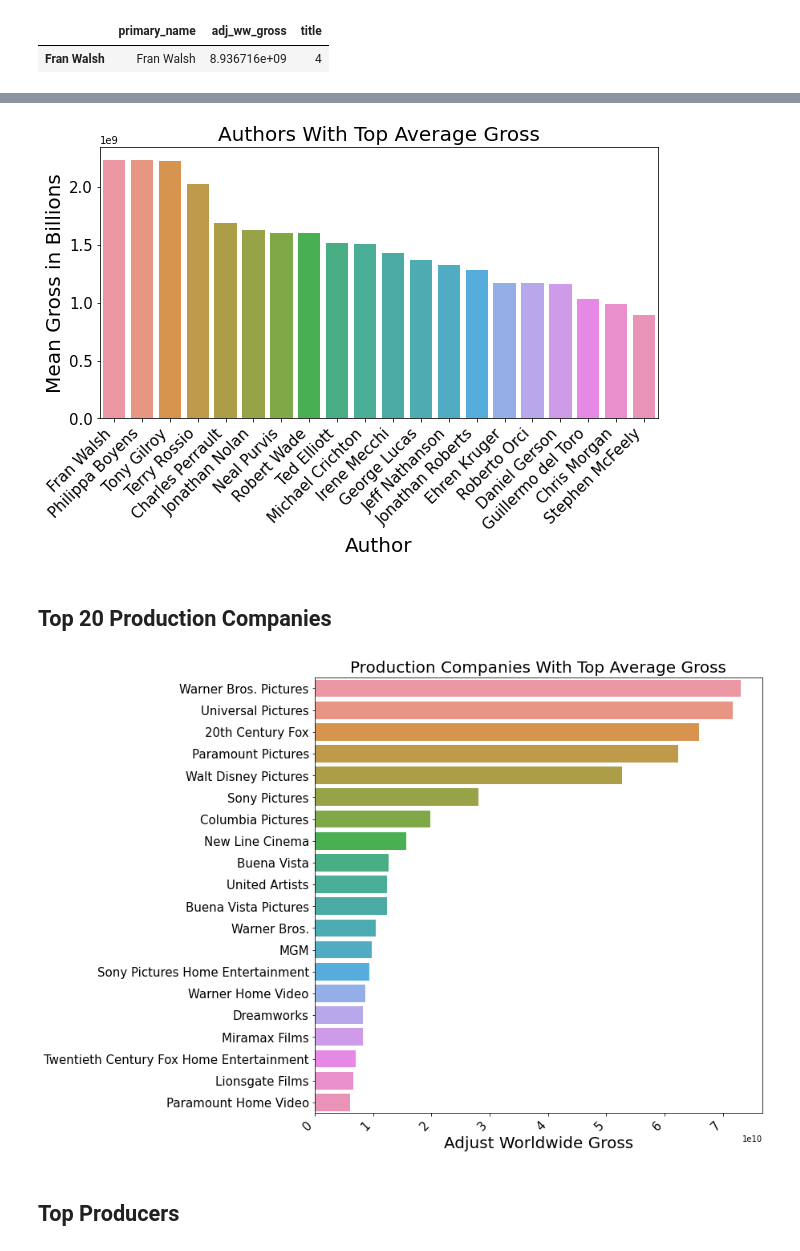
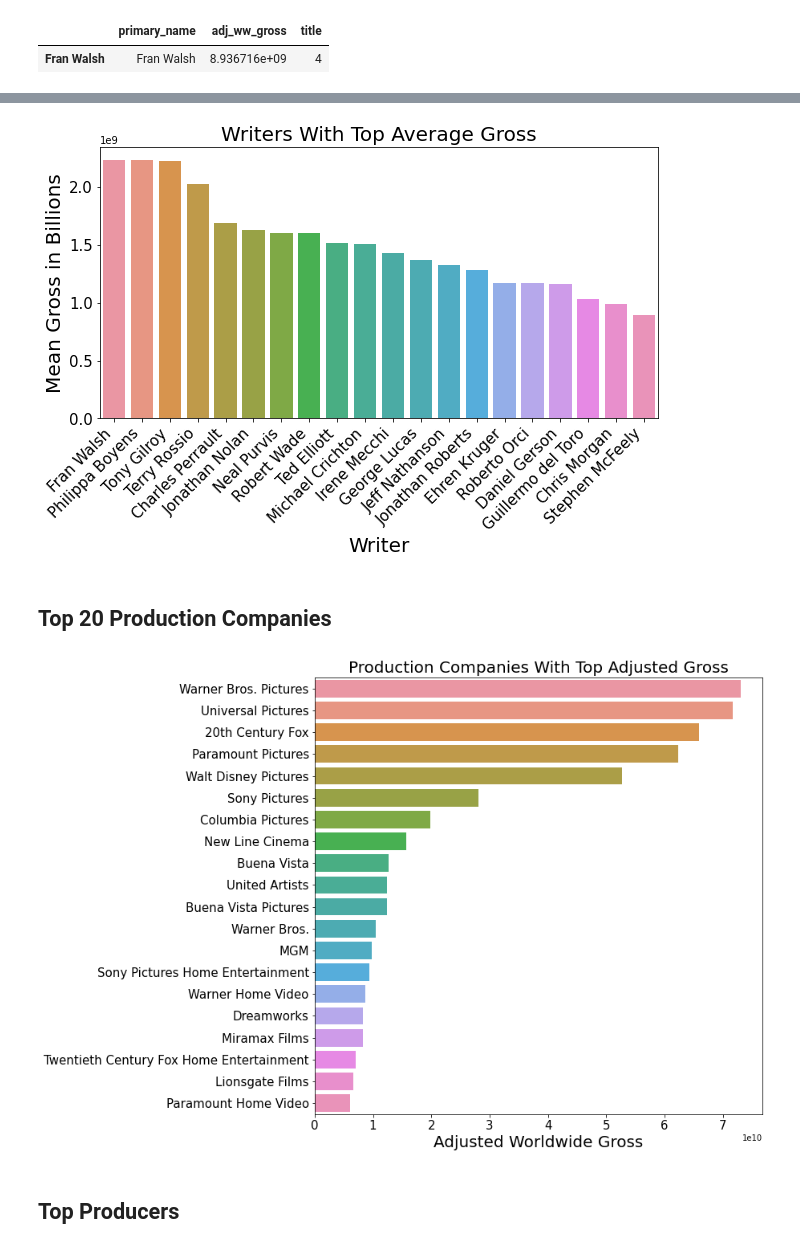
Before and after one commit to jeffreyhwatson/MS_Box_Office_Insights, a Jupyter notebook: main_workspace.ipynb, the cells around one changed output, grey strips where cells are left out. Saved outputs shown, nothing was run; the diff lists cells and outputs as text; code cells hidden in the pictures.

```diff
--- a/main_workspace.ipynb
+++ b/main_workspace.ipynb
@@ -988,14 +988,14 @@ plt.show()
 # %%
 fig, ax = plt.subplots(figsize=(10,5))
-sns.barplot(x='Author', y='Mean Gross per Title', data=top20_mean_gross_writers)
+sns.barplot(x='Writer', y='Mean Gross per Title', data=top20_mean_gross_writers)
 ax.tick_params(labelsize=15)
 plt.xticks(rotation=45, ha='right')
-ax.set_xlabel( "Author", fontsize=20 )
+ax.set_xlabel( "Writer", fontsize=20 )
 ax.set_ylabel( "Mean Gross in Billions" , fontsize=20 )
-ax.set_title("Authors With Top Average Gross", fontsize=20)
+ax.set_title("Writers With Top Average Gross", fontsize=20)
 plt.show()
 # %% [output]
-[figure, old version]
+[figure, new version]
 # %% [markdown]
 ## Top 20 Production Companies
 # %%
@@ -1007,14 +1007,13 @@ top20_prod_companies = top20_prod_companies.reset_index()
 # %%
 fig, ax = plt.subplots(figsize=(10,10))
 sns.barplot(x='adj_ww_gross', y='production_company', data=top20_prod_companies)
 ax.tick_params(labelsize=15)
-plt.xticks(rotation=45, ha='right')
-ax.set_xlabel( "Adjust Worldwide Gross", fontsize=20 )
+ax.set_xlabel( "Adjusted Worldwide Gross", fontsize=20 )
 ax.set_ylabel( "" , fontsize=20 )
-ax.set_title("Production Companies With Top Average Gross", fontsize=20)
+ax.set_title("Production Companies With Top Adjusted Gross", fontsize=20)
 plt.show()
 # %% [output]
-[figure, old version]
+[figure, new version]
 # %% [markdown]
 ## Top Producers
 # %%
```
Also changed, not shown: parts of 38 cells of this notebook, 1 other file.
